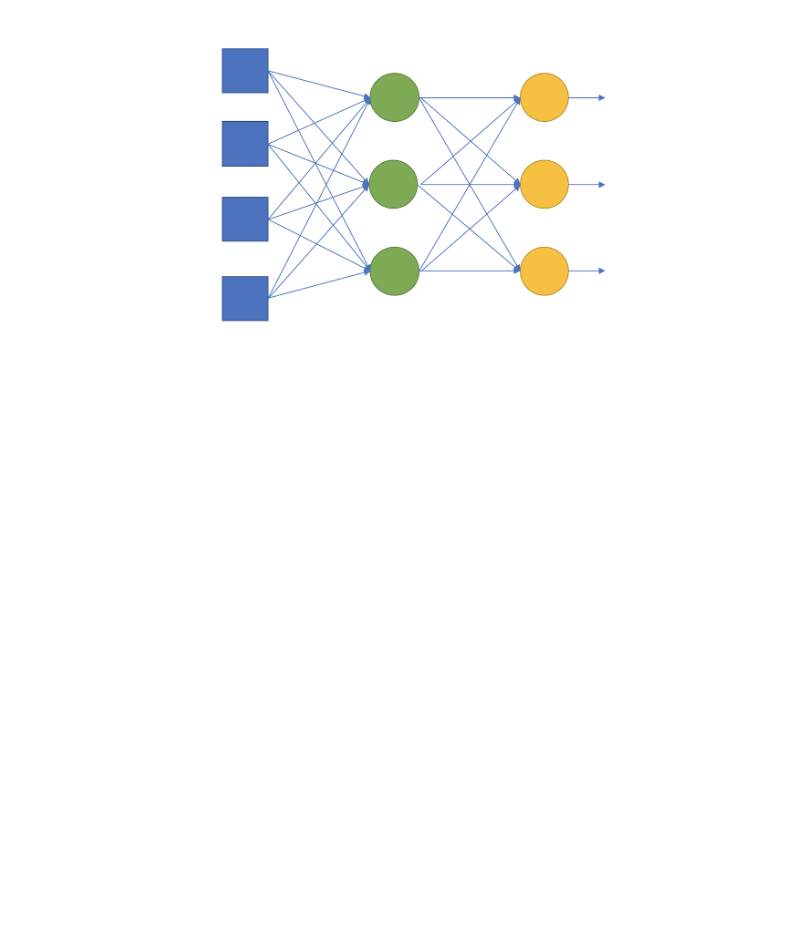
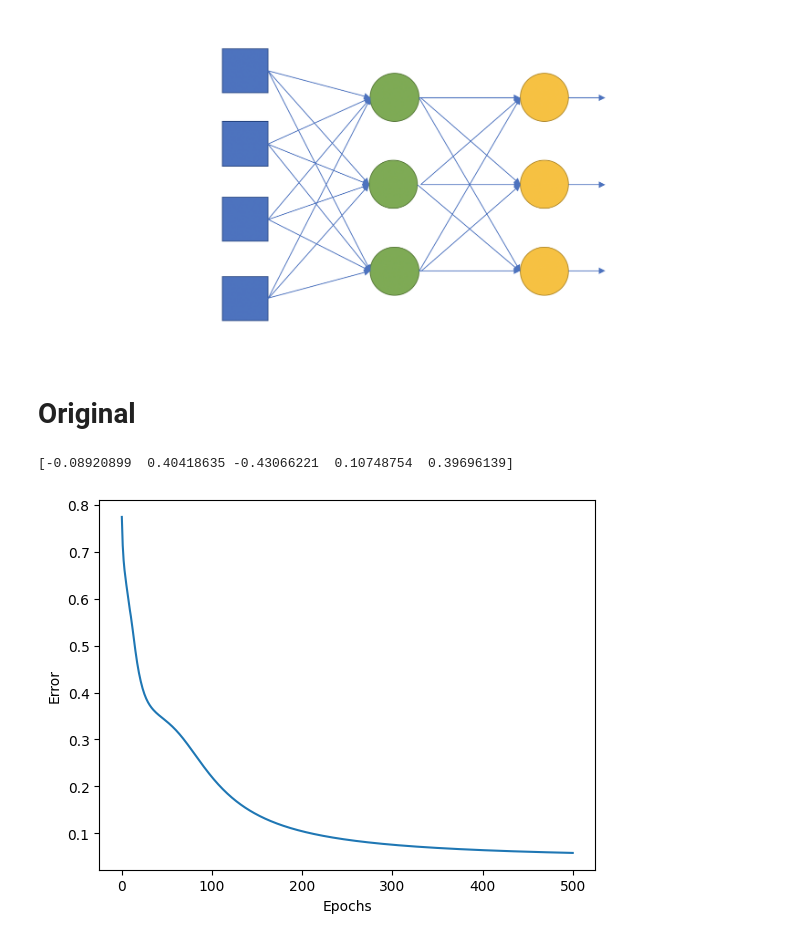
Before and after one commit to CristhianRam/IA-2026, a Jupyter notebook: MultilayerPerceptron/04_Multilayer_perceptron.ipynb, the cells around one changed output. Cells and saved outputs as stored; diff of their text form; code cells hidden in the pictures; blank space fills up the shorter version.

```diff
--- a/MultilayerPerceptron/04_Multilayer_perceptron.ipynb
+++ b/MultilayerPerceptron/04_Multilayer_perceptron.ipynb
@@ -43,3 +37,5 @@ print(Y[idx])
 [0 0 1]
 # %% [markdown]
 ![mlp_4x3x3.png](embedded-picture-1)
+# %% [markdown]
+# Original
@@ -45,0 +99,54 @@ print(Y[idx])
+# %%
+print(generate_weights(5))
+# %% [output]
+[-0.08920899  0.40418635 -0.43066221  0.10748754  0.39696139]
+# %%
+alpha = 0.03
+epochs = 500
+
+init_weights()
+
+E = list()
+E.append( calculate_error() )
+for e in range(epochs):
+  for d in range(len(X)):
+    # Etapa 1 - Propagación
+    output_layer1 = np.zeros(num_neurons_layer1)
+    for i in range(len(output_layer1)):
+      output_layer1[i] = propagate(X[d], layer1[i])
+
+    output_layer2 = np.zeros(num_neurons_layer2)
+    for i in range(len(output_layer2)):
+      output_layer2[i] = propagate(output_layer1, layer2[i])
+
+    # Etapa 2 - Retropropagación de los errores
+    delta_layer2 = np.zeros(num_neurons_layer2)
+    for i in range(len(delta_layer2)):
+      delta_layer2[i] = output_layer2[i] * (1 - output_layer2[i]) * (Y[d][i] - output_layer2[i])
+
+    for i in range(len(layer2)):
+      layer2[i][0] += alpha * delta_layer2[i] * 1
+      for j in range(len(layer2[i])-1):
+        layer2[i][j+1] += alpha * delta_layer2[i] * output_layer1[j]
+
+    delta_layer1 = np.zeros(num_neurons_layer1)
+    for i in range(len(delta_layer1)):
+      weighted_delta_errors = 0
+      for j in range(num_neurons_layer2):
+        weighted_delta_errors += layer2[i][j+1] * delta_layer2[j]
+      delta_layer1[i] = output_layer1[i] * (1 - output_layer1[i]) * weighted_delta_errors
+
+    for i in range(len(layer1)):
+      layer1[i][0] += alpha * delta_layer1[i] * 1
+      for j in range(len(layer1[i])-1):
+        layer1[i][j+1] += alpha * delta_layer1[i] * X[d][j]
+
+  E.append( calculate_error() )
+
+Error_vec = np.asarray(E)
+plt.plot(Error_vec)
+plt.xlabel('Epochs')
+plt.ylabel('Error')
+plt.show()
+# %% [output]
+[figure, added]
```
Also changed, not shown: parts of 8 cells of this notebook, 9 other files.
